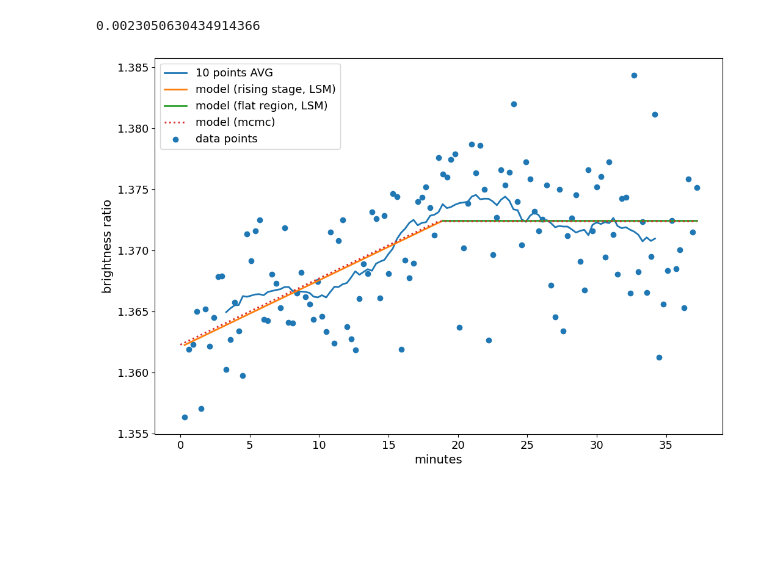
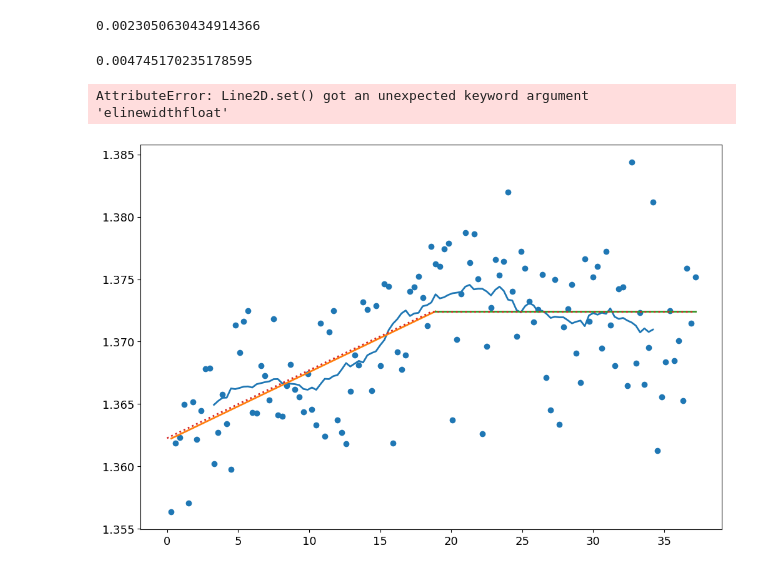
Before and after one commit to dreamjade/Transit_TrES2b, a Jupyter notebook: Transit_LSM.ipynb, the cells around one changed output. Saved outputs shown, nothing was run; the diff lists cells and outputs as text; code cells hidden in the pictures; blank space fills up the shorter version.

```diff
--- a/Transit_LSM.ipynb
+++ b/Transit_LSM.ipynb
@@ -167,16 +194,22 @@ def mcmc(x):
+# %%
+std_dev
+# %% [output]
+0.004745170235178595
 # %%
 import matplotlib.pyplot as plt
 brightness_av20 = []
 for i in range(1,105):
     brightness_av20.append(sum(brightness[i:i+20])/20)
 plt.plot([0.3*i for i in range(11,115)],brightness_av20, label="10 points AVG")
 plt.plot([0.3*i for i in x_test], prediction, label="model (rising stage, LSM)")
 plt.plot([0.3*i for i in range(turn_point-1,125)], [prediction[-1] for i in range (turn_point-1,125)], label="model (flat region, LSM)")
 plt.plot([0.3*i for i in range(125)], mcmc(125), label="model (mcmc)", linestyle=':')
 plt.scatter([0.3*i for i in range(1,125)],brightness, label="data points")
+plt.errorbar([0.3*i for i in range(1,125)],brightness, yerr=std_dev, fmt="o", elinewidthfloat =1)
 plt.xlabel("minutes")
 plt.ylabel("brightness ratio")
 plt.legend()
 plt.savefig("models.png")
 # %% [output]
+AttributeError: Line2D.set() got an unexpected keyword argument 'elinewidthfloat'
-[figure, old version]
+[figure, new version]
```
Also changed, not shown: parts of 7 cells of this notebook, 1 other file.
